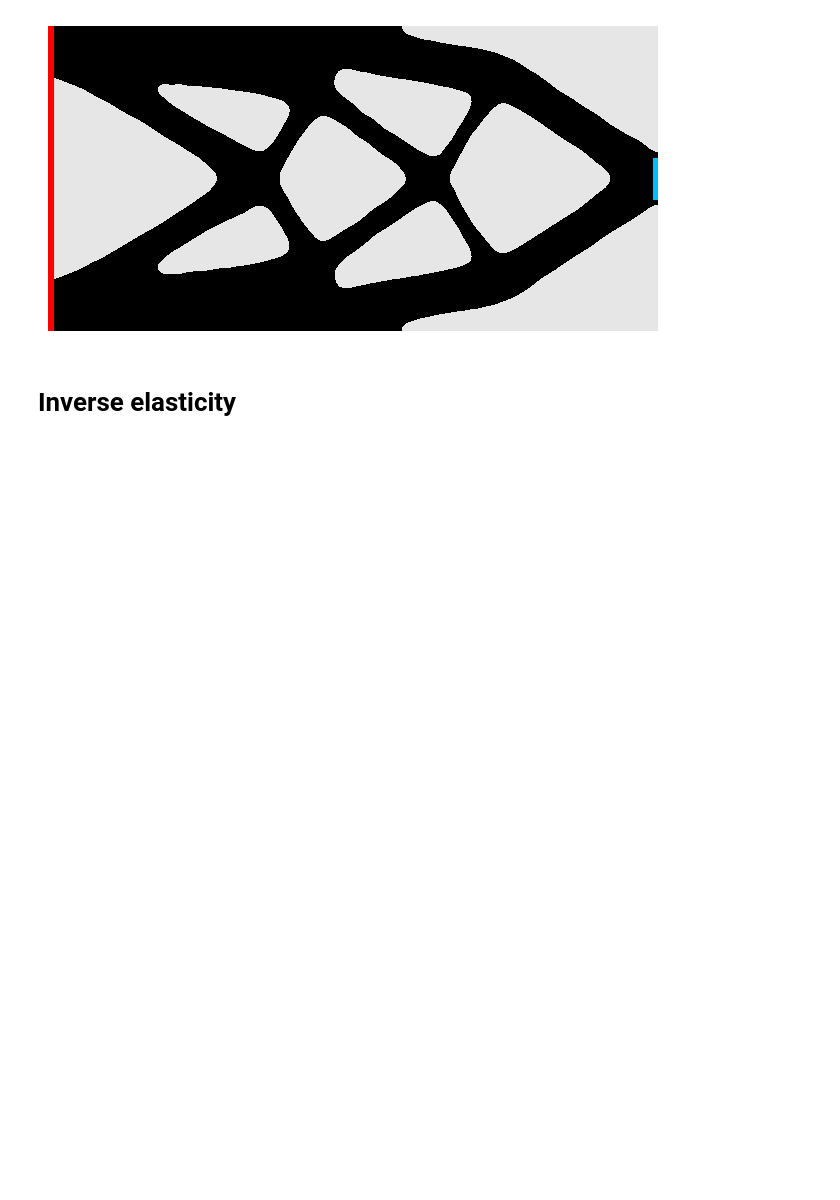
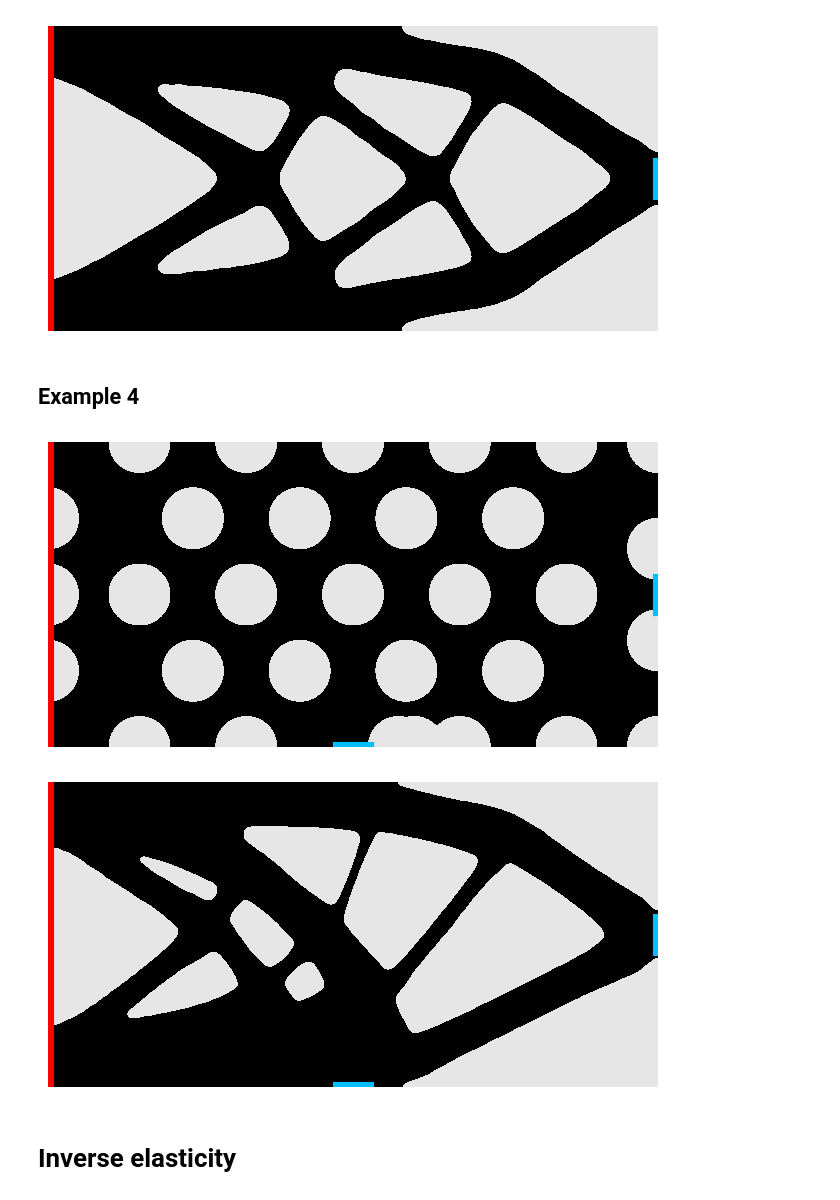
Before and after one commit to PhiFEM/phiFEM_FormOpt, a Jupyter notebook: code/manuscript.ipynb, the cells around one changed output. Cells and saved outputs as stored; diff of their text form; code cells hidden in the pictures; blank space fills up the shorter version.

Commit message:
some corrections to logistic example and computational details

```diff
--- a/code/manuscript.ipynb
+++ b/code/manuscript.ipynb
@@ -69,3 +69,5 @@ plot_results_for_doc(
 # %% [output]
 [figure]
 [figure]
+# %% [markdown]
+## Example 4
@@ -72,3 +78,39 @@ plot_results_for_doc(
+# %%
+test_path = Path("../results/t18/")
+
+vertices = np.array(
+    [
+        [0.0, 0.0],
+        [0.95, 0.0],
+        [1.05, 0.0],
+        [2.0, 0.0],
+        [2.0, 0.45],
+        [2.0, 0.55],
+        [2.0, 1.0],
+        [0.0, 1.0],
+        [0.0, 0.0],
+    ]
+)
+
+dir_idx, dir_mkr = [8], 1
+neu_idx_bot, neu_mkr_bot = [2], 2
+neu_idx_right, neu_mkr_right = [5], 3
+
+dir = np.array(vertices[(dir_idx[0] - 1) : (dir_idx[-1] + 1)])
+neu_bot = np.array(vertices[(neu_idx_bot[0] - 1) : (neu_idx_bot[-1] + 1)])
+neu_right = np.array(vertices[(neu_idx_right[0] - 1) : (neu_idx_right[-1] + 1)])
+boundaries = [(dir, "red"), (neu_bot, "deepskyblue"), (neu_right, "deepskyblue")]
+
+plot_results_for_doc(
+    test_path, 0, [[0, 2], [0, 1]], 8, Path("../tex/compli4_0.png"), boundaries
+)
+
+plot_results_for_doc(
+    test_path, 79, [[0, 2], [0, 1]], 8, Path("../tex/compli4_1.png"), boundaries
+)
+# %% [output]
+[figure, added]
+[figure, added]
 # %% [markdown]
 # Inverse elasticity
 # %% [markdown]
```
Also changed, not shown: parts of 16 cells of this notebook, 25 other files.
